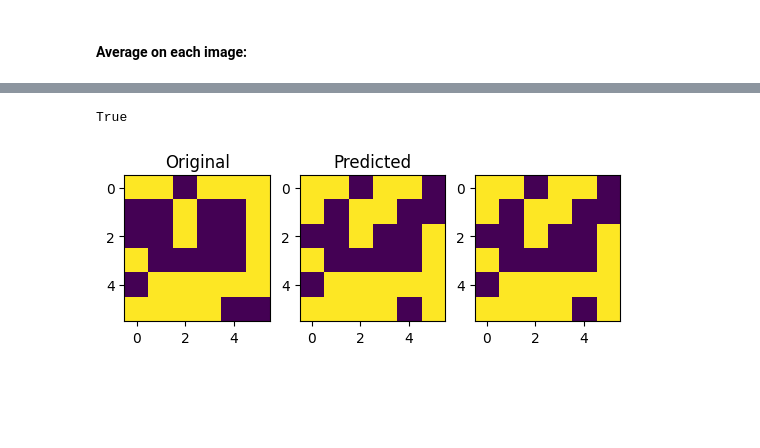
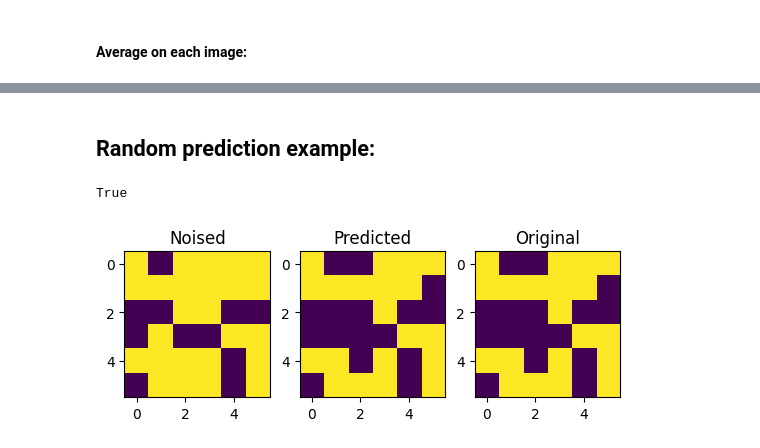
Before and after one commit to grinvolod13/hopfield-izhikevich, a Jupyter notebook: discrete_tests/sync_36_12_DiagZero.ipynb, the cells around one changed output, grey strips where cells are left out. Drawn from its saved outputs; the diff is of its cells as text; code cells hidden in the pictures; blank space fills up the shorter version.

```diff
--- a/discrete_tests/sync_36_12_DiagZero.ipynb
+++ b/discrete_tests/sync_36_12_DiagZero.ipynb
@@ -116,15 +116,17 @@ Noise: 0.26666666666666666
+# %% [markdown]
+## Random prediction example:
 # %%
-i=0
+i=np.random.randint(0,M)
 t = noise(images[i], 0.2)
 e,out = net.run(t,250,"sync",0)
 fig, axs = plt.subplots(1,3)
 axs[0].imshow(t.reshape(size,size))
 axs[0].set_title("Noised")
 axs[1].imshow(out.reshape(size,size))
 axs[1].set_title("Predicted")
 axs[2].imshow(images[i].reshape(size,size))
-axs[0].set_title("Original")
+axs[2].set_title("Original")
 print((out==images[i]).all())
 # %% [output]
 True
-[figure, old version]
+[figure, new version]
```
Also changed, not shown: parts of 4 cells of this notebook, 11 other files.
